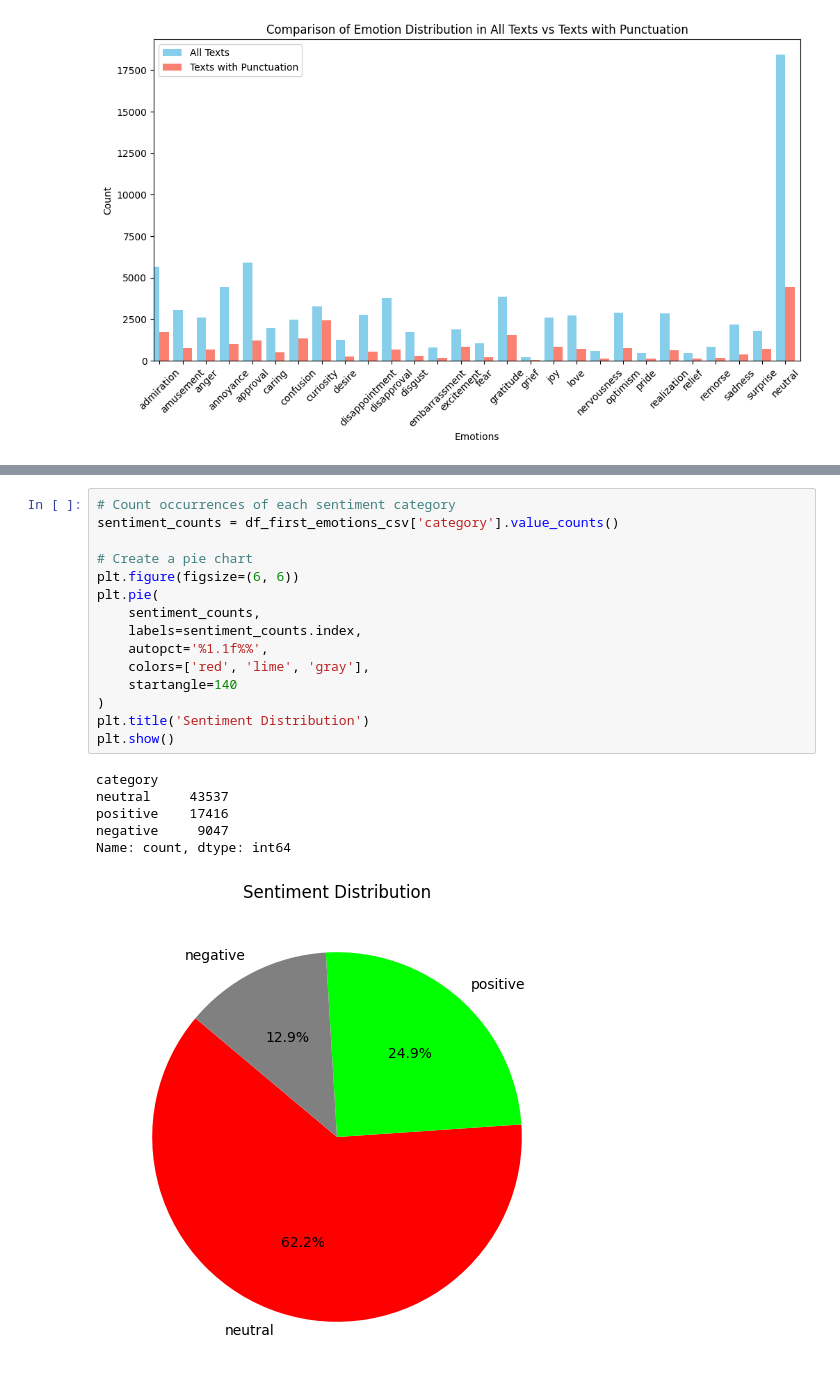
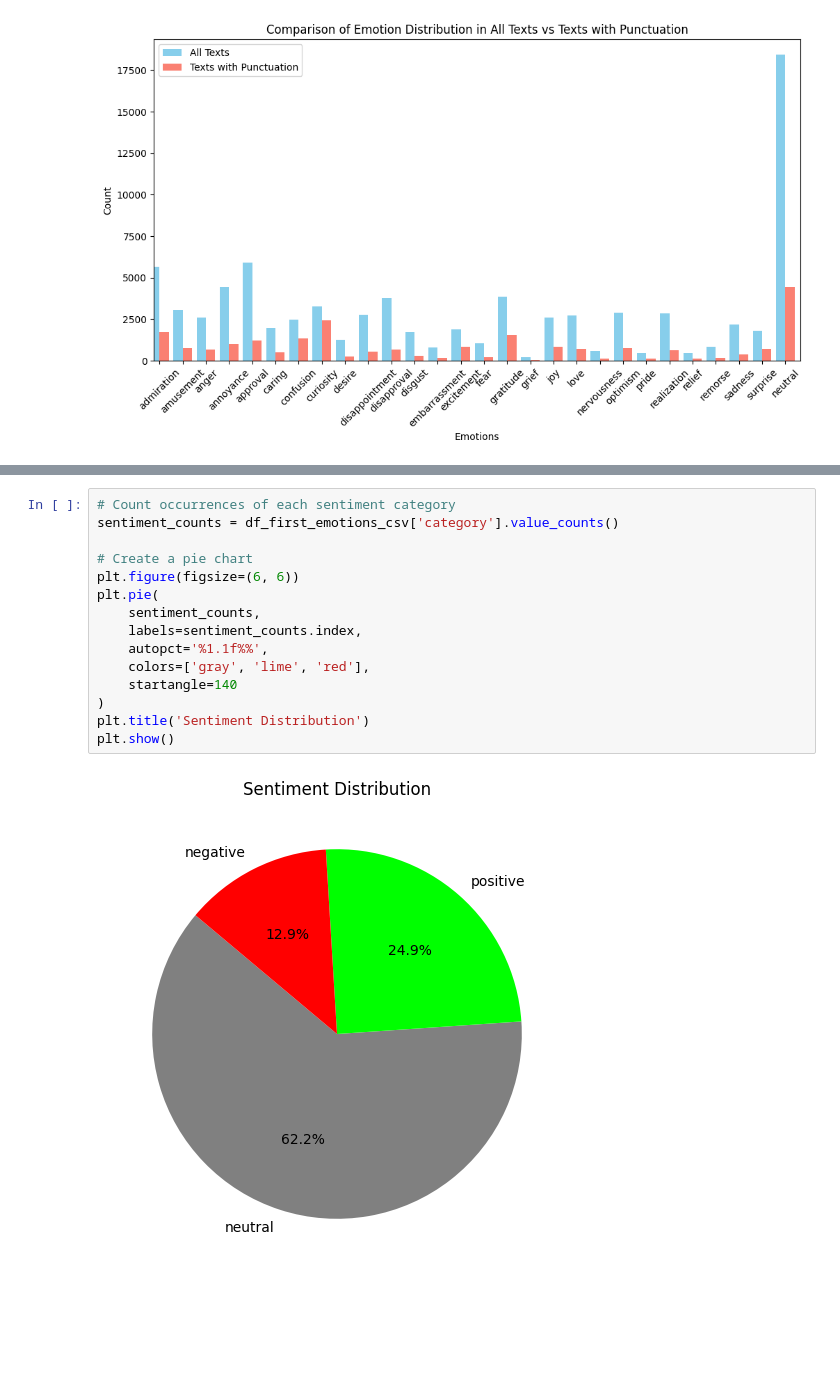
Before and after one commit to ThomasPeruch/emotion-detector, a Jupyter notebook: emotion-detector-main.ipynb, the cells around one changed output, grey strips where cells are left out. Drawn from its saved outputs; the diff is of its cells as text; blank space fills up the shorter version.

```diff
--- a/emotion-detector-main.ipynb
+++ b/emotion-detector-main.ipynb
@@ -138,22 +131,17 @@ Name: category, dtype: object
 # %%
 # Count occurrences of each sentiment category
 sentiment_counts = df_first_emotions_csv['category'].value_counts()
 
 # Create a pie chart
 plt.figure(figsize=(6, 6))
 plt.pie(
     sentiment_counts,
     labels=sentiment_counts.index,
     autopct='%1.1f%%',
-    colors=['red', 'lime', 'gray'],
+    colors=['gray', 'lime', 'red'],
     startangle=140
 )
 plt.title('Sentiment Distribution')
 plt.show()
 # %% [output]
-category
-neutral     43537
-positive    17416
-negative     9047
-Name: count, dtype: int64
-[figure, old version]
+[figure, new version]
```
Also changed, not shown: parts of 10 cells of this notebook.
